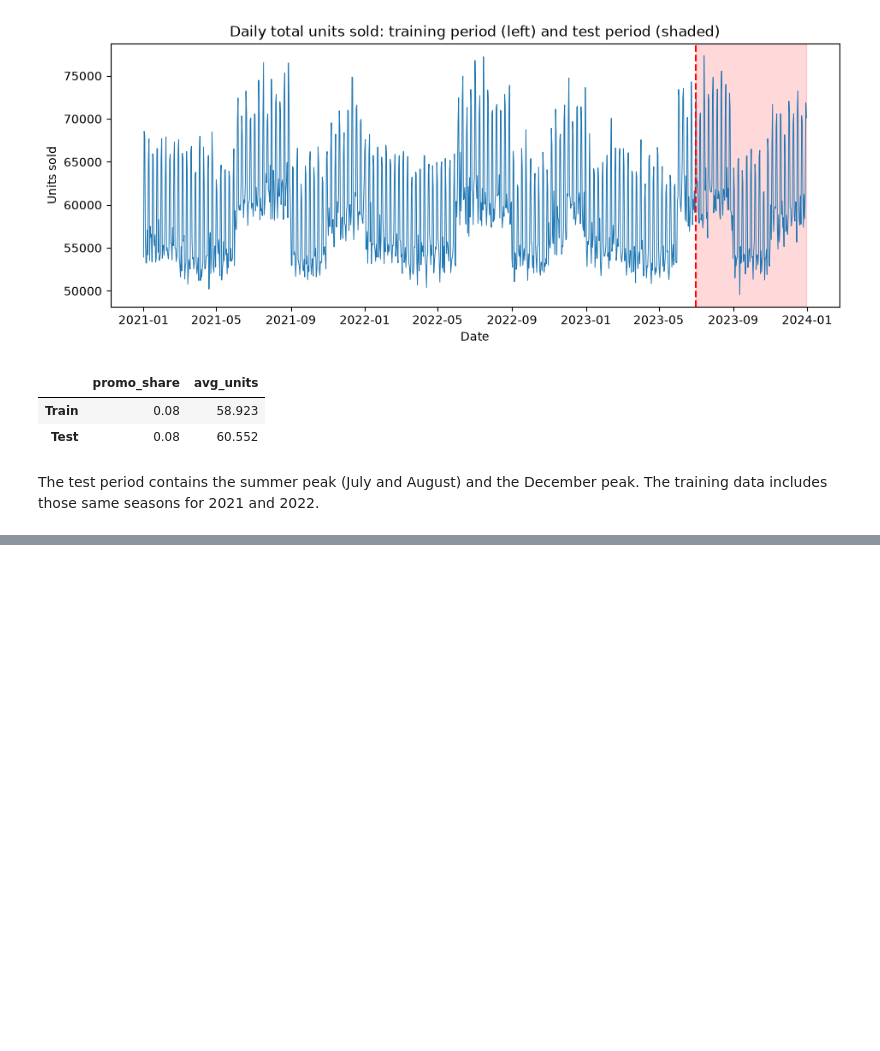
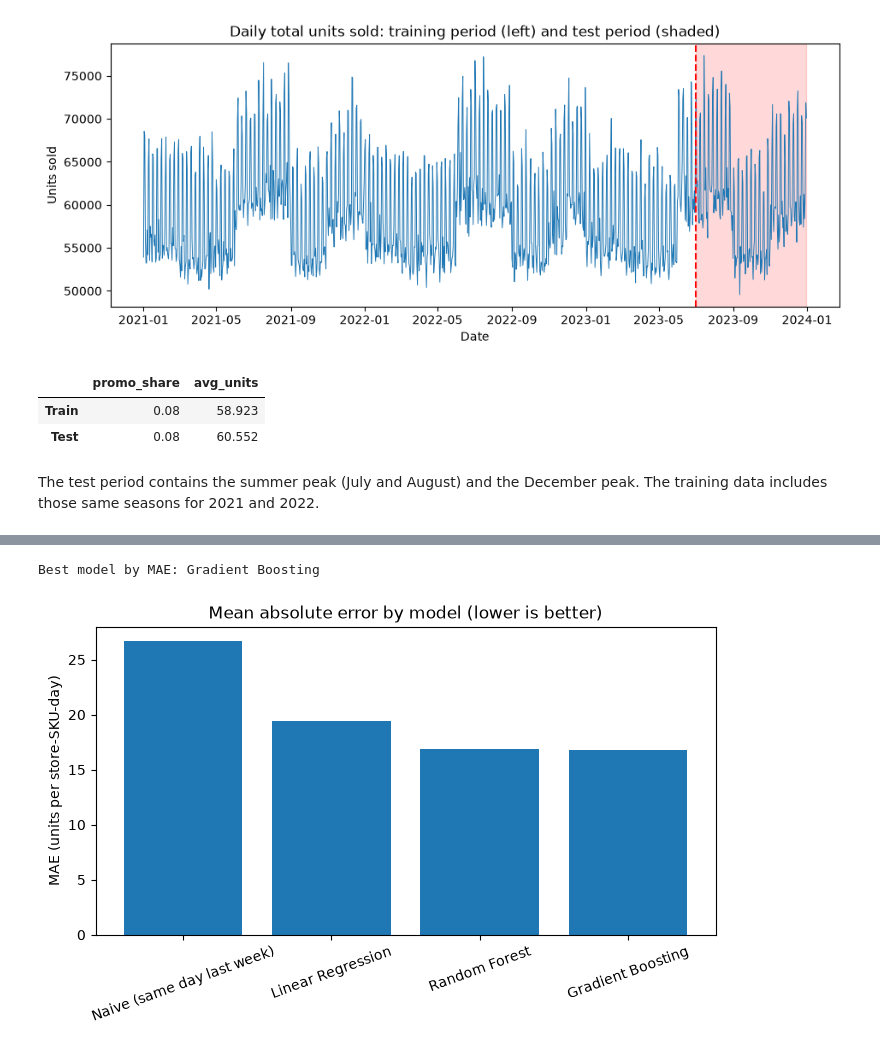
Before and after one commit to Chebet-Koske/data-ladder-capstone-project, a Jupyter notebook: notebooks/capstone_code.ipynb, the cells around one changed output, grey strips where cells are left out. Cells and saved outputs as stored; diff of their text form; code cells hidden in the pictures; blank space fills up the shorter version.

```diff
--- a/notebooks/capstone_code.ipynb
+++ b/notebooks/capstone_code.ipynb
@@ -1027,0 +1351,7 @@ The test period contains the summer peak (July and August) and the December peak
+# %%
+def get_metrics(y_true, y_pred):
+    mae = mean_absolute_error(y_true, y_pred)
+    rmse = np.sqrt(mean_squared_error(y_true, y_pred))
+    nonzero = y_true > 0                                  # skip zero-sale days for MAPE
+    mape = np.mean(np.abs((y_true[nonzero] - y_pred[nonzero]) / y_true[nonzero])) * 100
+    return {"MAE": mae, "RMSE": rmse, "MAPE_%": mape}
@@ -1027,0 +1376,21 @@ The test period contains the summer peak (July and August) and the December peak
+# %%
+# 3) Random Forest
+rf_reg = RandomForestRegressor(
+    n_estimators=100,        # number of trees
+    max_depth=12,            # limit how deep each tree can grow (prevents memorising the training data)
+    min_samples_leaf=20,     # every leaf must have at least 20 rows
+    random_state=42,         # makes the result repeatable
+    n_jobs=-1,               # use all processor cores
+)
+rf_reg.fit(X_train, y_train)
+predictions["Random Forest"] = np.clip(rf_reg.predict(X_test), 0, None)
+# %%
+# 4) Gradient Boosting
+gb_reg = HistGradientBoostingRegressor(
+    max_iter=200,            # number of boosting rounds (trees)
+    learning_rate=0.1,       # how much each tree is allowed to correct
+    max_depth=6,
+    random_state=42,
+)
+gb_reg.fit(X_train, y_train)
+predictions["Gradient Boosting"] = np.clip(gb_reg.predict(X_test), 0, None)
@@ -1027,0 +1399,3 @@ The test period contains the summer peak (July and August) and the December peak
+# %%
+model_results = pd.DataFrame({name: get_metrics(y_test, pred) for name, pred in predictions.items()}).T.round(2)
+model_results
@@ -1027,0 +1408,16 @@ The test period contains the summer peak (July and August) and the December peak
+# %%
+# Best of the machine learning models (lowest MAE)
+ml_models = ["Linear Regression", "Random Forest", "Gradient Boosting"]
+best_model = model_results.loc[ml_models, "MAE"].idxmin()
+print("Best model by MAE:", best_model)
+
+# Bar chart of MAE
+plt.figure(figsize=(8, 4))
+plt.bar(model_results.index, model_results["MAE"])
+plt.title("Mean absolute error by model (lower is better)")
+plt.ylabel("MAE (units per store-SKU-day)")
+plt.xticks(rotation=20)
+plt.show()
+# %% [output]
+Best model by MAE: Gradient Boosting
+[figure, added]
```
Also changed, not shown: parts of 67 cells of this notebook.
